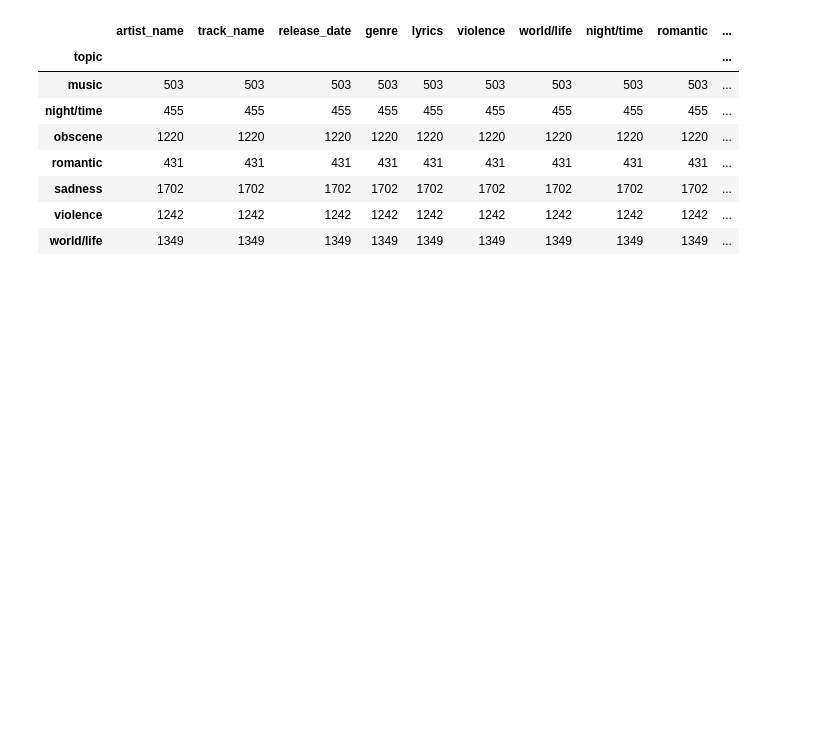
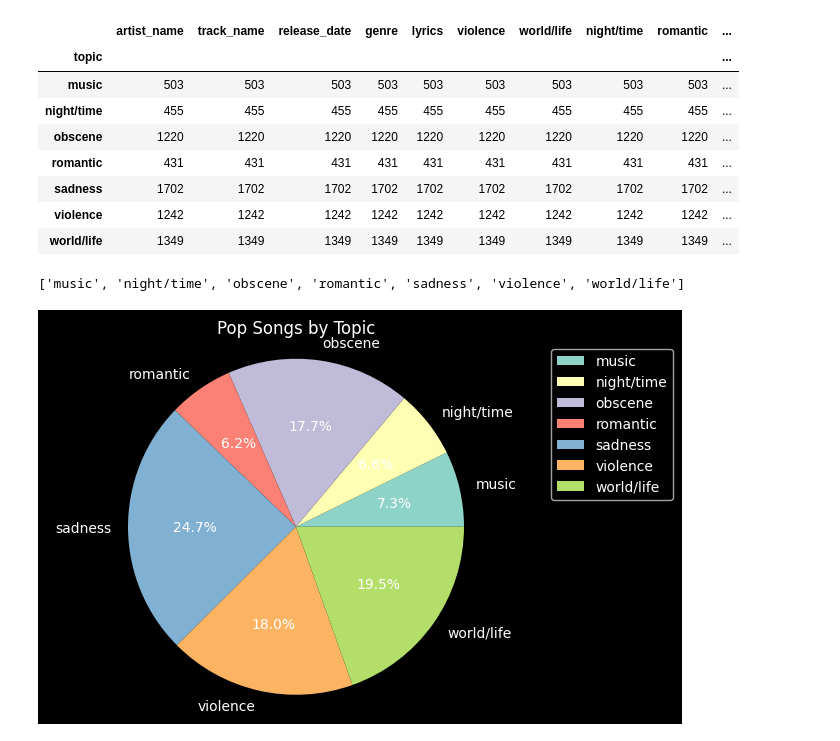
Before and after one commit to jarviswynn123/Team_Week, a Jupyter notebook: alex.ipynb, the cells around one changed output. Cells and saved outputs as stored; diff of their text form; code cells hidden in the pictures; blank space fills up the shorter version.

Commit message:
visualization (pie charts) for each genre

```diff
--- a/alex.ipynb
+++ b/alex.ipynb
@@ -135,3 +137,28 @@ music_topics_pop.groupby(by="topic").count()
 | sadness | 1702 | 1702 | 1702 | 1702 | 1702 | 1702 | 1702 | 1702 | 1702 | ... |
 | violence | 1242 | 1242 | 1242 | 1242 | 1242 | 1242 | 1242 | 1242 | 1242 | ... |
 | world/life | 1349 | 1349 | 1349 | 1349 | 1349 | 1349 | 1349 | 1349 | 1349 | ... |
+# %%
+import matplotlib.pyplot as plt
+#put pop songs into a pop chart, sort by topic
+labels = list(music_topics_pop.topic.unique())
+#alphabetize label list
+labels.sort()
+print(labels)
+num_topics_pop = [503, 455, 1220, 431, 1702, 1242, 1349]
+
+fig_pop, ax_pop = plt.subplots()
+
+ax_pop.pie(num_topics_pop, labels= labels, autopct="%1.1f%%")
+
+ax_pop.axis('equal')
+
+plt.title('Pop Songs by Topic')
+
+plt.style.use('dark_background')
+
+plt.legend(labels, bbox_to_anchor=(1,1), loc='best')
+
+plt.show()
+# %% [output]
+['music', 'night/time', 'obscene', 'romantic', 'sadness', 'violence', 'world/life']
+[figure, added]
```
Also changed, not shown: parts of 13 cells of this notebook.
